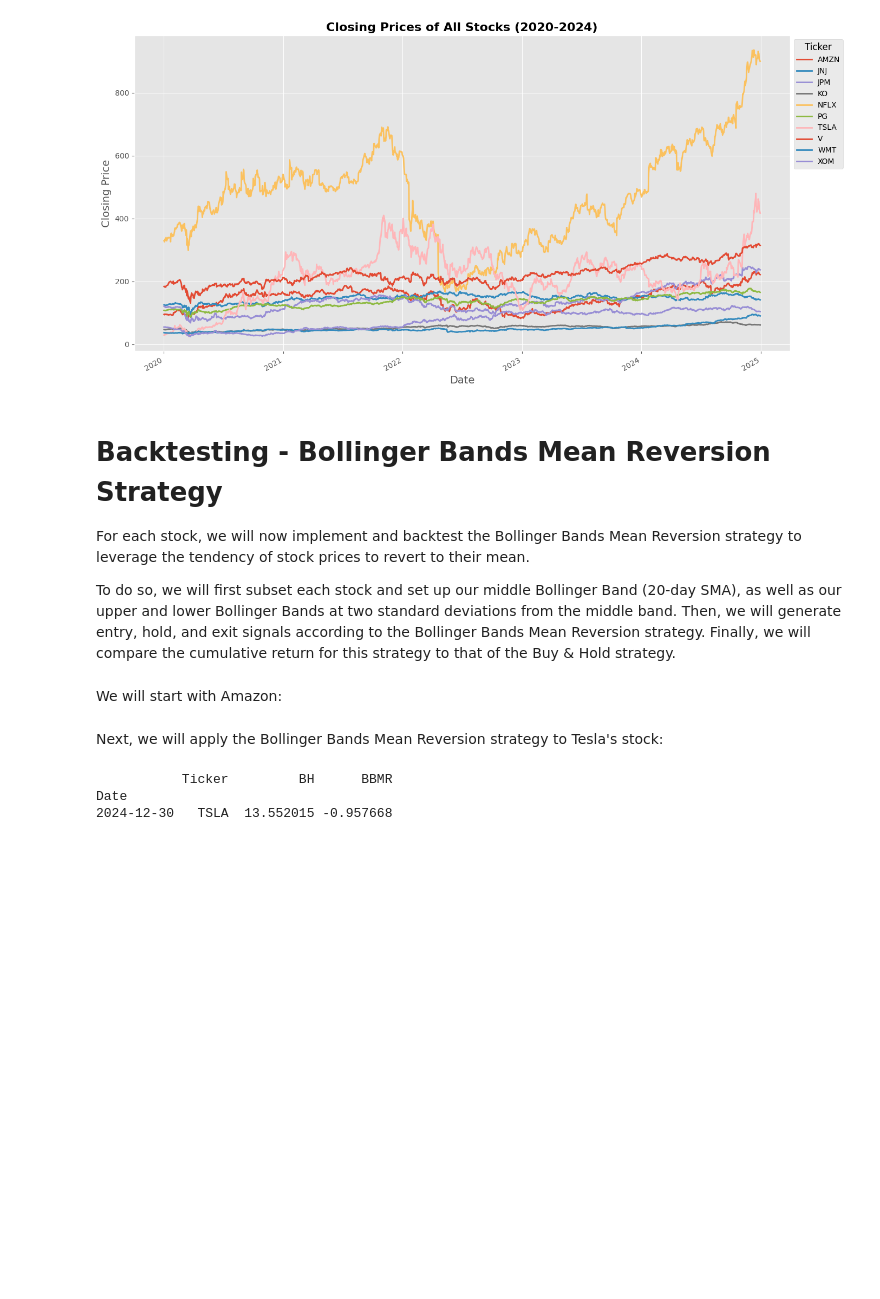
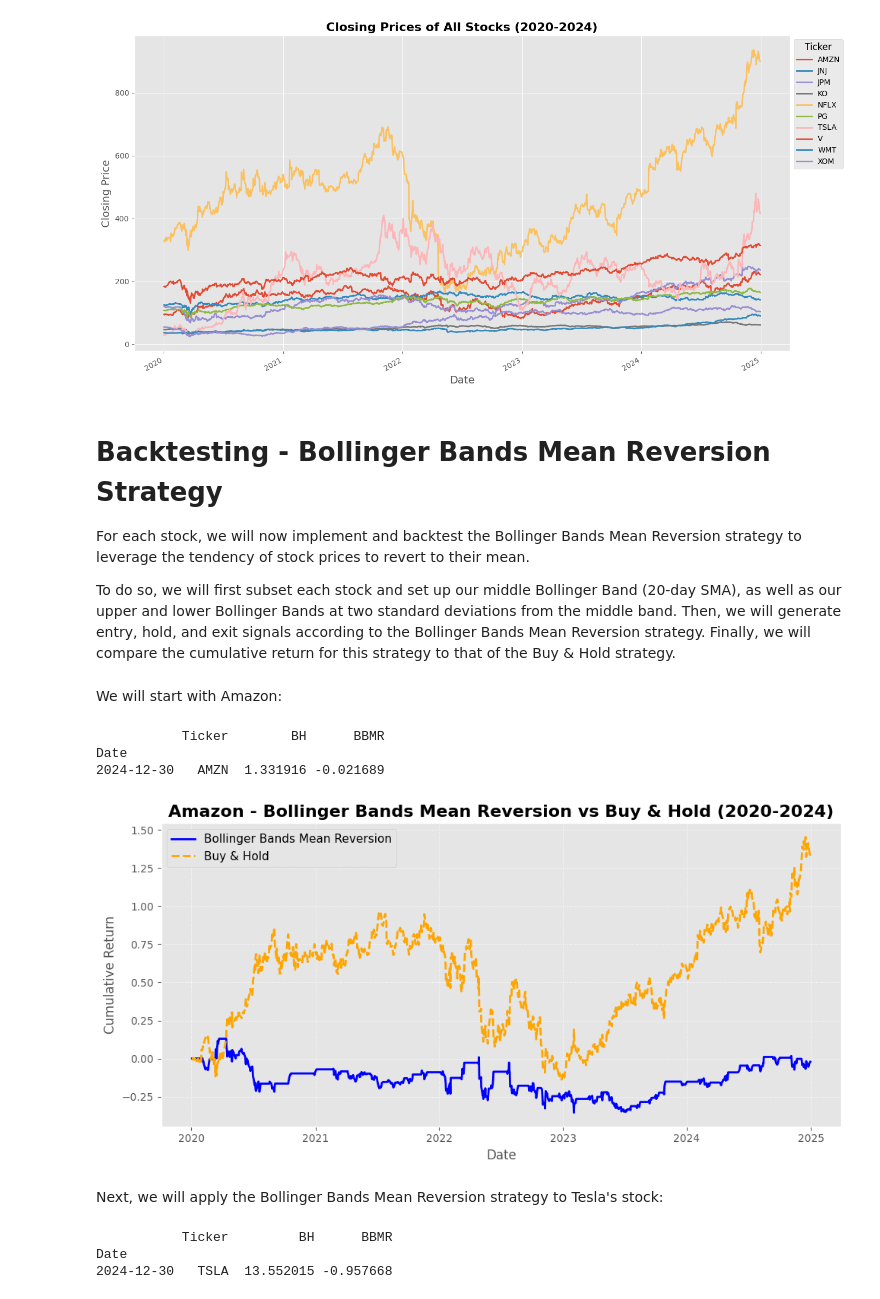
Before and after one commit to Imperial-Business-School/python-for-finance-Sophie222222, a Jupyter notebook: Individual_Assignment.ipynb, the cells around one changed output. Drawn from its saved outputs; the diff is of its cells as text; code cells hidden in the pictures; blank space fills up the shorter version.

```diff
--- a/Individual_Assignment.ipynb
+++ b/Individual_Assignment.ipynb
@@ -142,6 +142,78 @@ For each stock, we will now implement and backtest the Bollinger Bands Mean Reve
 To do so, we will first subset each stock and set up our middle Bollinger Band (20-day SMA), as well as our upper and lower Bollinger Bands at two standard deviations from the middle band. Then, we will generate entry, hold, and exit signals according to the Bollinger Bands Mean Reversion strategy. Finally, we will compare the cumulative return for this strategy to that of the Buy & Hold strategy.
 # %% [markdown]
 We will start with Amazon:
+# %%
+#Subset Amazon:
+AMZN = df.groupby("Ticker").get_group("AMZN").copy()
+AMZN.set_index("Date", inplace=True)
+
+#Calculate the middle Bollinger Band (SMA) and the standard deviation from the middle band
+AMZN["SMA"] = AMZN.Close.rolling(window=20).mean()
+AMZN["Dev"] = AMZN.Close.rolling(window=20).std()
+
+#Calculate the upper and lower Bollinger Bands
+AMZN["UpperBand"] = AMZN.SMA + (2 * AMZN.Dev)
+AMZN["LowerBand"] = AMZN.SMA - (2 * AMZN.Dev)
+
+#Generate entry and exit signals
+AMZN["Signal"] = np.nan
+signal = 0
+for row in range(1, len(AMZN)):
+	close = AMZN.Close.iloc[row]
+	prev_close = AMZN.Close.iloc[row-1]
+	sma = AMZN.SMA.iloc[row]
+	prev_sma = AMZN.SMA.iloc[row-1]
+
+	if signal == 0: #Whether to enter buy or sell
+		if close < AMZN.LowerBand.iloc[row]:
+			AMZN.Signal.iloc[row] = 1
+			signal = 1
+		elif close > AMZN.UpperBand.iloc[row]:
+			AMZN.Signal.iloc[row] = -1
+			signal = -1
+	elif signal == 1: #Whether to exit buy
+		if close >= sma and prev_close < prev_sma:
+			AMZN.Signal.iloc[row] = 0
+			signal = 0
+	elif signal == -1: #Whether to exit sell
+		if close <= sma and prev_close > prev_sma:
+			AMZN.Signal.iloc[row] = 0
+			signal = 0
+
+#Hold until a signal change
+AMZN.Signal = AMZN.Signal.ffill()
+
+#No trade (0), if there is no signal
+AMZN.Signal = AMZN.Signal.fillna(0)
+
+#Calculate the simple daily returns
+AMZN["Returns"] = AMZN.Close.pct_change()
+
+#Calculate daily returns of the BBMR strategy
+AMZN["Position"] = AMZN.Signal.shift()
+AMZN["Strategy"] = AMZN.Returns * AMZN.Position
+
+#Calculate and compare cumulative BBMR strategy and B&H strategy returns
+AMZN["BBMR"] = (1 + AMZN.Strategy).cumprod() - 1
+AMZN["BH"] = (1 + AMZN.Returns).cumprod() - 1
+print(AMZN.tail(1)[["Ticker", "BH", "BBMR"]])
+
+#Plot BBMR strategy and B&H strategy returns
+plt.figure(figsize=(10, 5))
+plt.plot(AMZN.BBMR, label = "Bollinger Bands Mean Reversion", color="blue", linewidth=2)
+plt.plot(AMZN.BH, label = "Buy & Hold", color="orange", linewidth=2, linestyle="--")
+plt.title("Amazon - Bollinger Bands Mean Reversion vs Buy & Hold (2020-2024)", fontsize=16, fontweight='bold')
+plt.xlabel("Date", fontsize=12)
+plt.ylabel("Cumulative Return", fontsize=12)
+plt.legend(fontsize=11, frameon=True, loc="upper left")
+plt.grid(True, linestyle=":", linewidth=0.7)
+plt.tight_layout()
+plt.show()
+# %% [output]
+           Ticker        BH      BBMR
+Date
+2024-12-30   AMZN  1.331916 -0.021689
+[figure, added]
 # %% [markdown]
 Next, we will apply the Bollinger Bands Mean Reversion strategy to Tesla's stock:
 # %%
```
